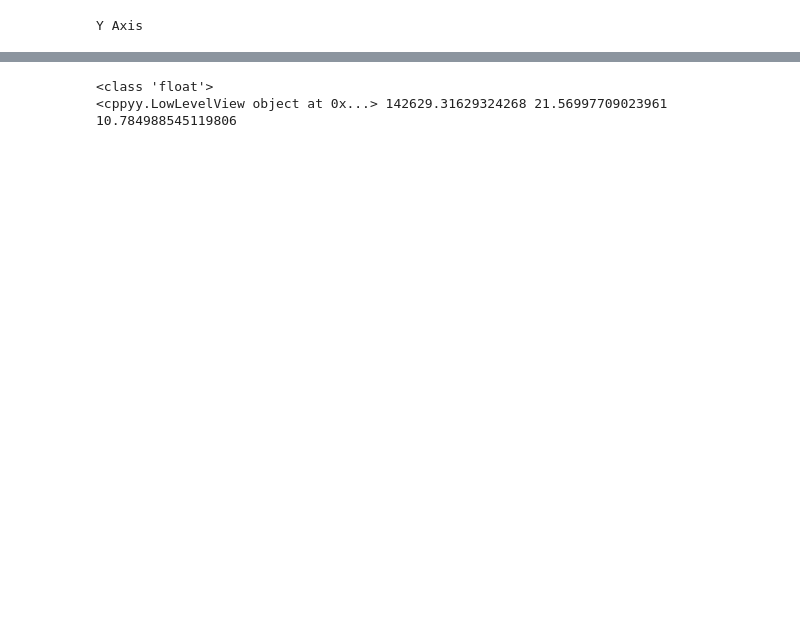
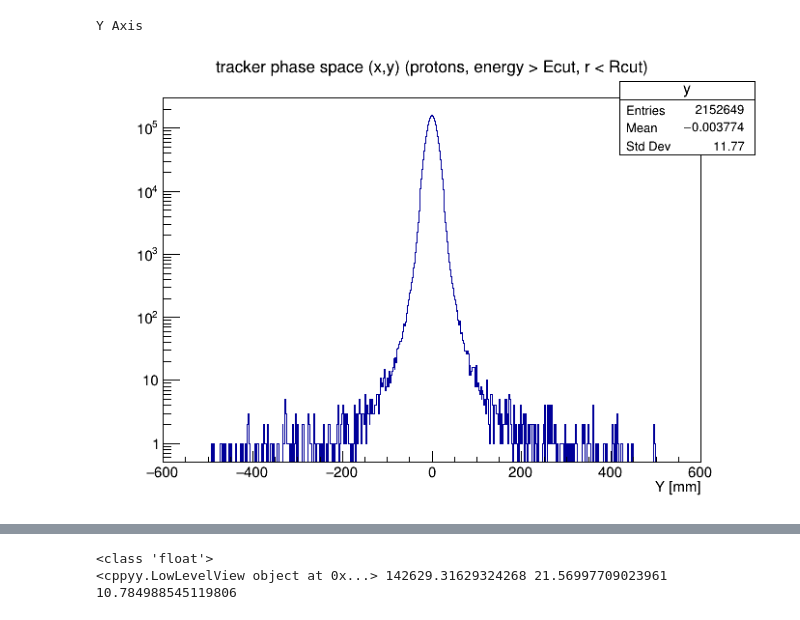
Before and after one commit to efacks68/MiniScatter, a Jupyter notebook: examples/PBWSimProjection.ipynb, the cells around one changed output, grey strips where cells are left out. Cells and saved outputs as stored; diff of their text form; code cells hidden in the pictures; blank space fills up the shorter version.

```diff
--- a/examples/PBWSimProjection.ipynb
+++ b/examples/PBWSimProjection.ipynb
@@ -341,10 +340,13 @@ yval = 150
 # %%
 #targY = targ.Clone()
 projY = targ.ProjectionY("y",targ.GetYaxis().FindBin(-2),targ.GetYaxis().FindBin(2))
-#cc2 = ROOT.TCanvas()
-#projY.Draw()
-#cc2.Draw()
-#cc2.SetLogy()
+cc1 = ROOT.TCanvas()
+projY.Draw()
+projY.GetXaxis().SetRangeUser(-600,600)
+cc1.Draw()
+cc1.SetLogy()
+# %% [output]
+[figure, added]
 # %%
 xmax=500
 f1 = ROOT.TF1('f1','gaus',-xmax,xmax)
```
Also changed, not shown: parts of 18 cells of this notebook, 5 other files.
